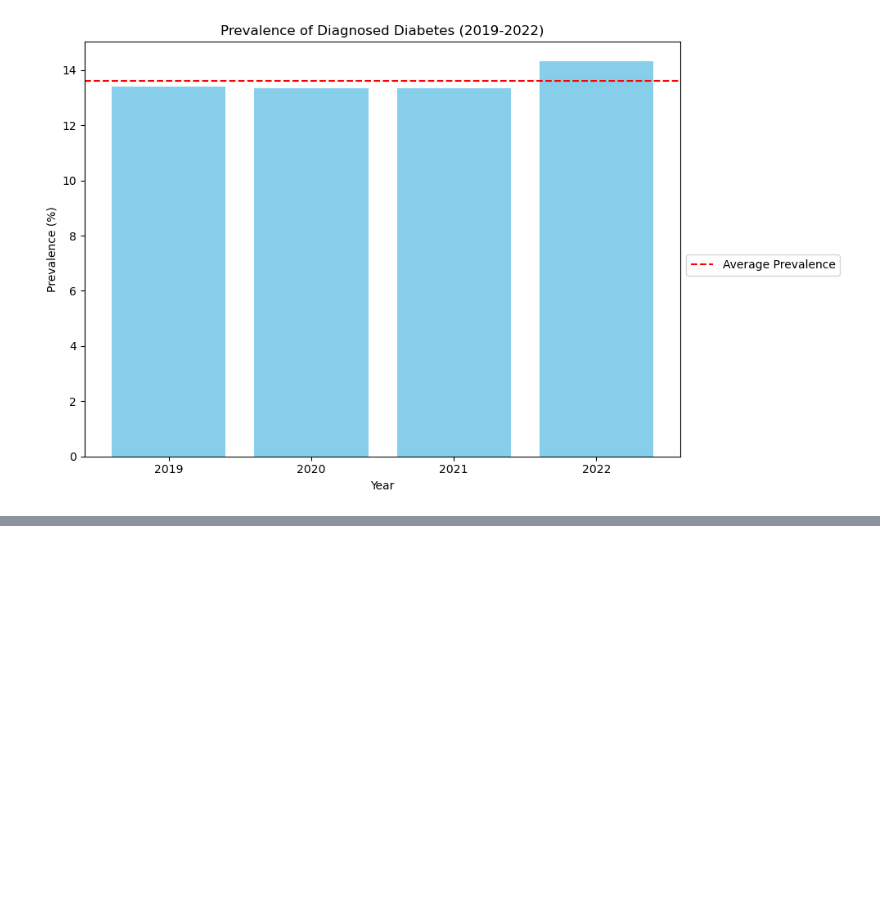
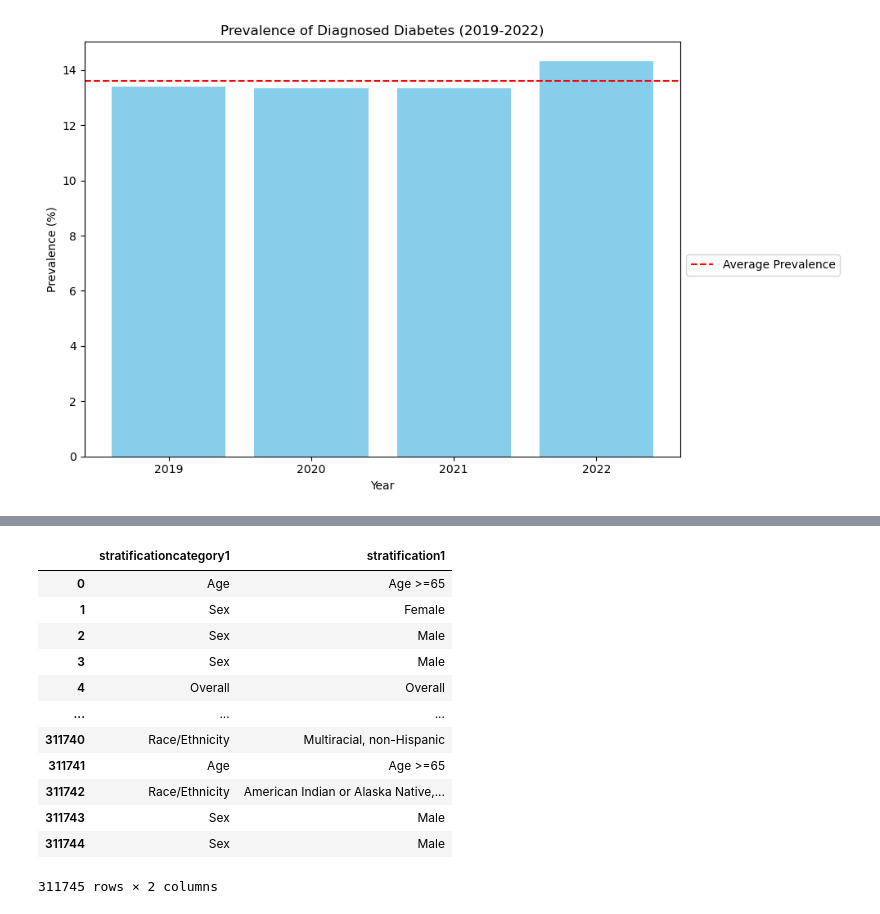
Before and after one commit to Khush0395/capstone_ptl, a Jupyter notebook: script/chronic_disease.ipynb, the cells around one changed output, grey strips where cells are left out. Saved outputs shown, nothing was run; the diff lists cells and outputs as text; code cells hidden in the pictures; blank space fills up the shorter version.

```diff
--- a/script/chronic_disease.ipynb
+++ b/script/chronic_disease.ipynb
@@ -1023,0 +1094,16 @@ plt.show()
+# %%
+chronic_disease[['stratificationcategory1','stratification1']]
+# %% [output]
+|  | stratificationcategory1 | stratification1 |
+| 0 | Age | Age >=65 |
+| 1 | Sex | Female |
+| 2 | Sex | Male |
+| 3 | Sex | Male |
+| 4 | Overall | Overall |
+| ... | ... | ... |
+| 311740 | Race/Ethnicity | Multiracial, non-Hispanic |
+| 311741 | Age | Age >=65 |
+| 311742 | Race/Ethnicity | American Indian or Alaska Native,... |
+| 311743 | Sex | Male |
+| 311744 | Sex | Male |
+311745 rows × 2 columns
```
Also changed, not shown: parts of 9 cells of this notebook, 4 other files.
